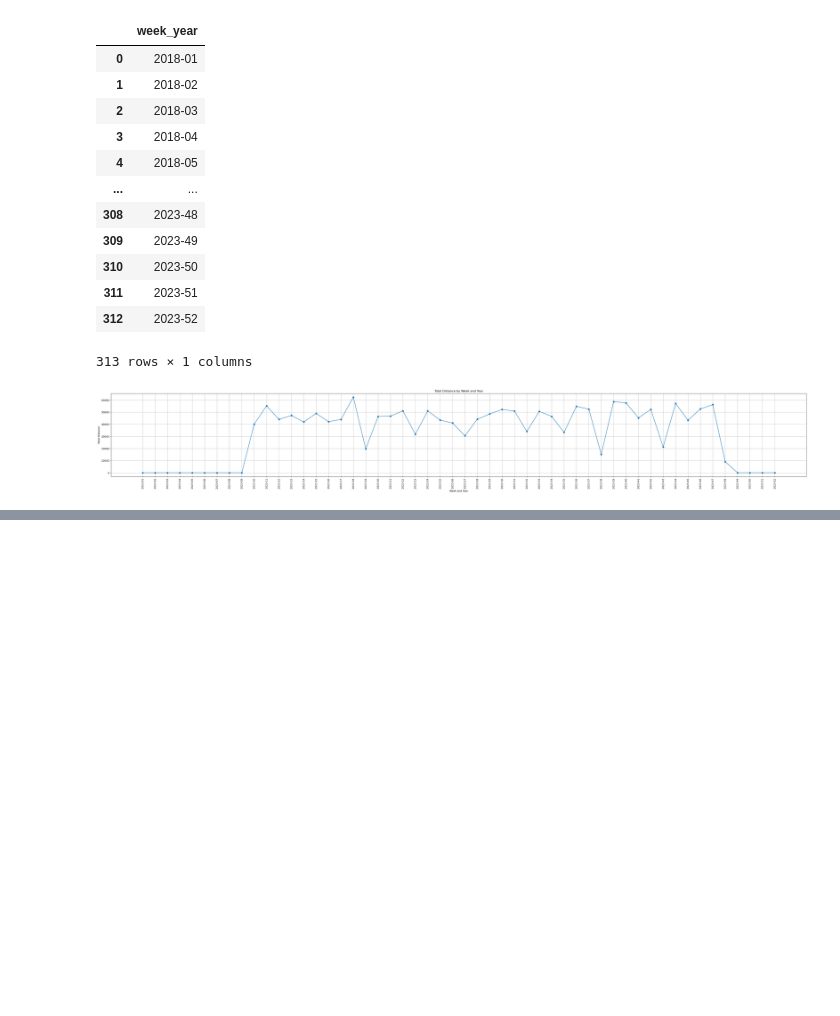
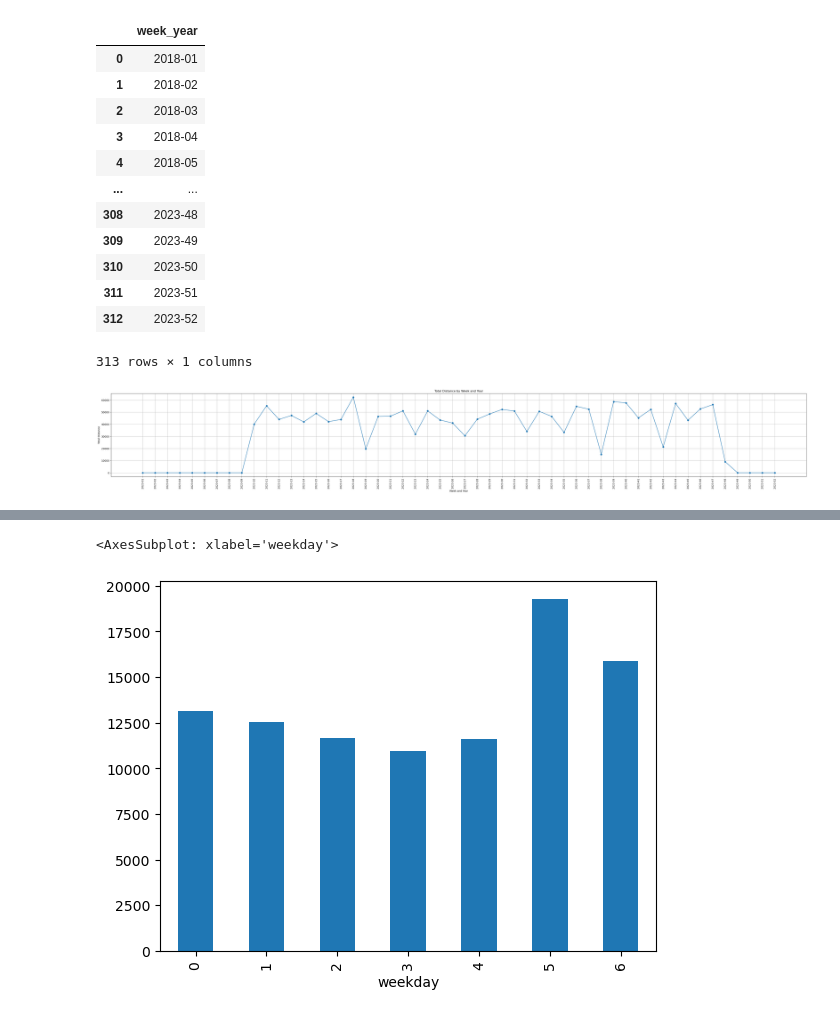
Before and after one commit to elrhmo/strava_analysis, a Jupyter notebook: strava_analysis.ipynb, the cells around one changed output, grey strips where cells are left out. Saved outputs shown, nothing was run; the diff lists cells and outputs as text; code cells hidden in the pictures; blank space fills up the shorter version.

```diff
--- a/strava_analysis.ipynb
+++ b/strava_analysis.ipynb
@@ -235,0 +375,6 @@ plt.show()
+# %%
+#Graph showing distance by day of the week.
+runs.groupby('weekday').mean()['distance'].plot.bar()
+# %% [output]
+<AxesSubplot: xlabel='weekday'>
+[figure, added]
```
Also changed, not shown: parts of 17 cells of this notebook.
